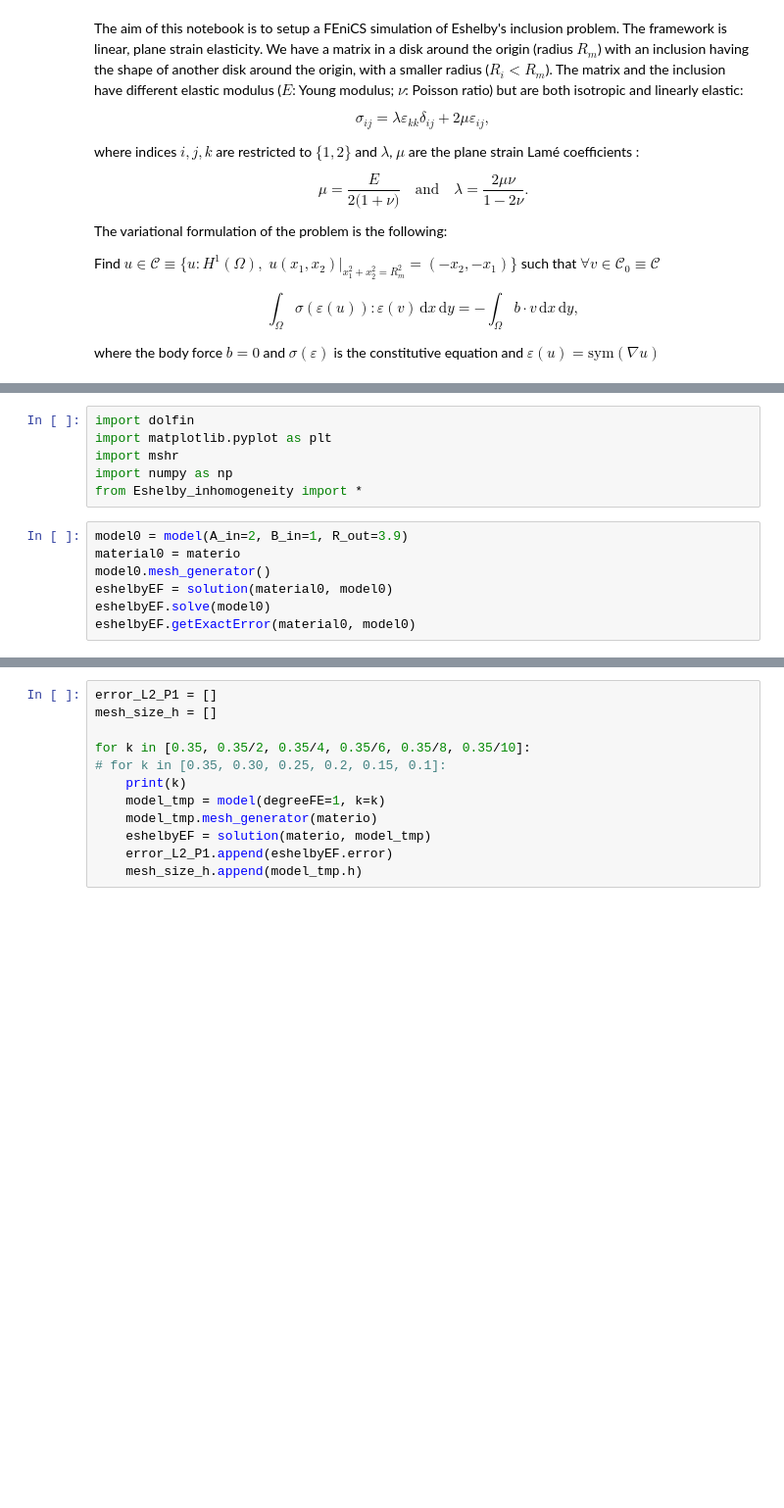
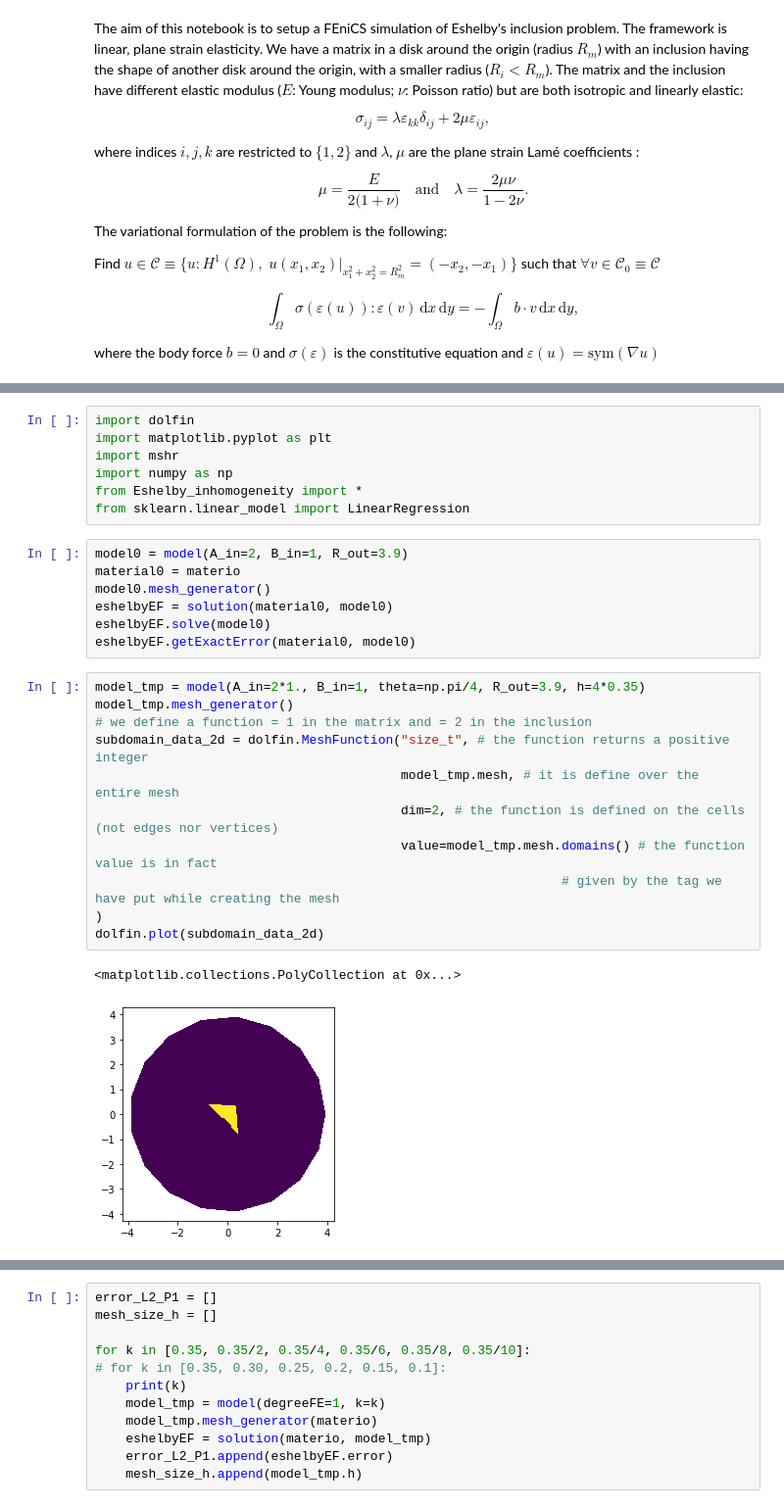
Before and after one commit to a-latyshev/Fenics_AMMS_2021, a Jupyter notebook: TP1/03-Eshelby_inhomogeneity.ipynb, the cells around one changed output, grey strips where cells are left out. Shown at 98% size. Drawn from its saved outputs; the diff is of its cells as text; blank space fills up the shorter version.

Commit message:
Added an angle rotation for the inclusion

```diff
--- a/TP1/03-Eshelby_inhomogeneity.ipynb
+++ b/TP1/03-Eshelby_inhomogeneity.ipynb
@@ -37,6 +37,7 @@ import matplotlib.pyplot as plt
 import mshr
 import numpy as np
 from Eshelby_inhomogeneity import *
+from sklearn.linear_model import LinearRegression
 # %%
 model0 = model(A_in=2, B_in=1, R_out=3.9)
 material0 = materio
@@ -44,4 +45,18 @@ model0.mesh_generator()
 eshelbyEF = solution(material0, model0)
 eshelbyEF.solve(model0)
 eshelbyEF.getExactError(material0, model0)
+# %%
+model_tmp = model(A_in=2*1., B_in=1, theta=np.pi/4, R_out=3.9, h=4*0.35)
+model_tmp.mesh_generator()
+# we define a function = 1 in the matrix and = 2 in the inclusion
+subdomain_data_2d = dolfin.MeshFunction("size_t", # the function returns a positive integer
+                                        model_tmp.mesh, # it is define over the entire mesh
+                                        dim=2, # the function is defined on the cells (not edges nor vertices)
+                                        value=model_tmp.mesh.domains() # the function value is in fact
+                                                             # given by the tag we have put while creating the mesh
+)
+dolfin.plot(subdomain_data_2d)
+# %% [output]
+<matplotlib.collections.PolyCollection at 0x...>
+[figure, added]
 # %%
```
Also changed, not shown: parts of 11 cells of this notebook, 1 other file.
